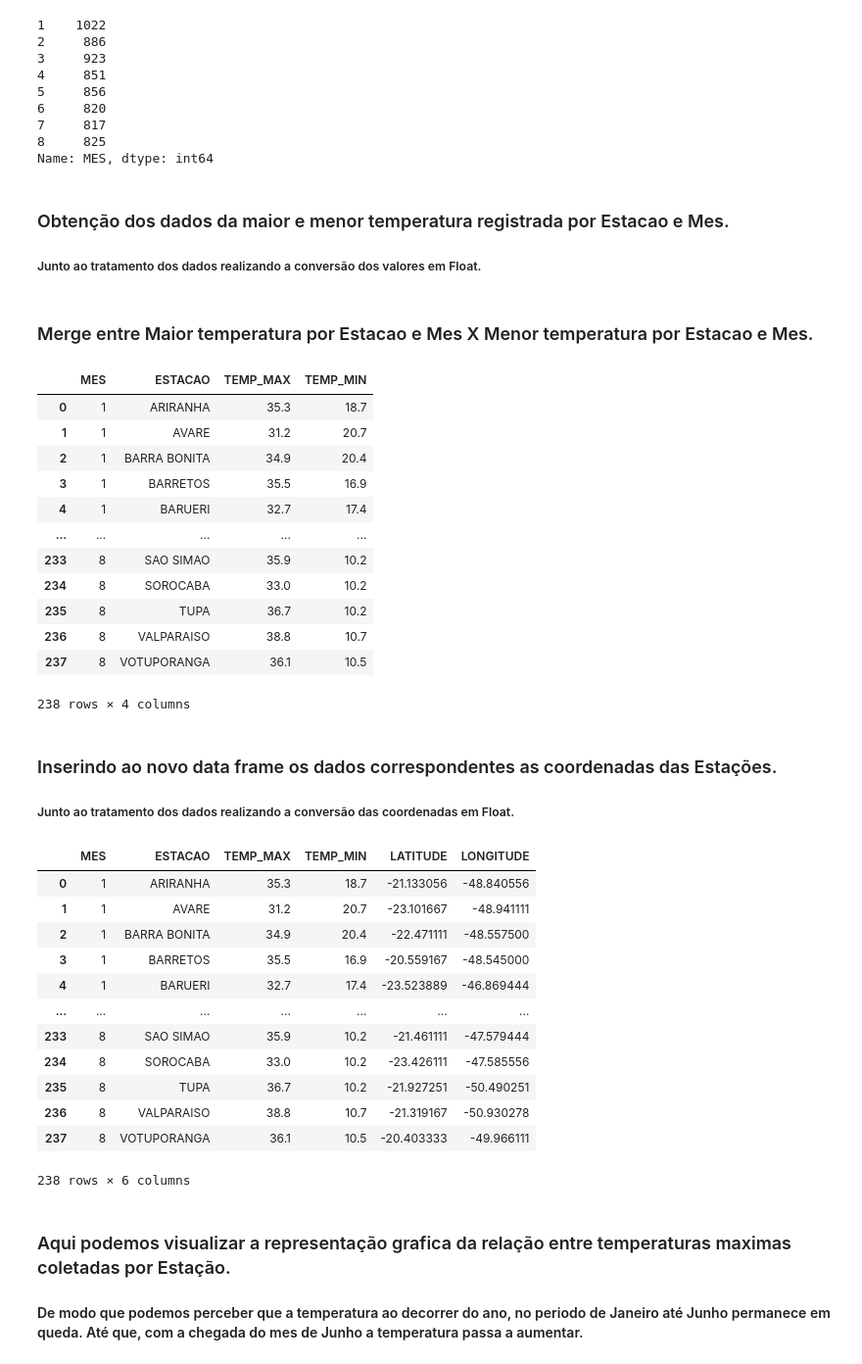
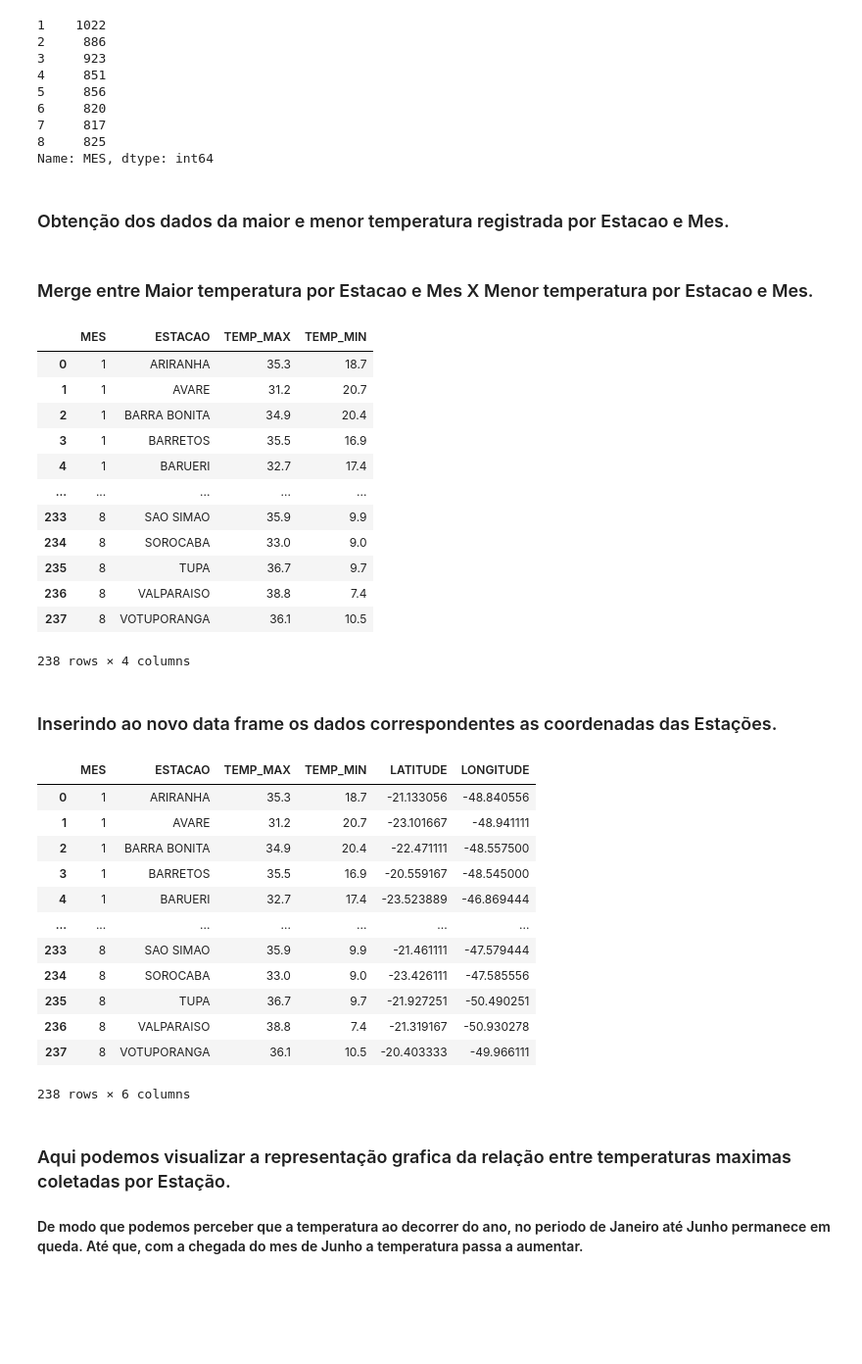
Before and after one commit to LIMASANTOSVINICIUS/Analise_Dados_Climaticos, a Jupyter notebook: Python/PrimeiroCodigo.ipynb, the cells around one changed output. Shown at 98% size. Cells and saved outputs as stored; diff of their text form; code cells hidden in the pictures; blank space fills up the shorter version.

```diff
--- a/Python/PrimeiroCodigo.ipynb
+++ b/Python/PrimeiroCodigo.ipynb
@@ -16,6 +17,15 @@ import seaborn as sns; sns.set_theme()
 # %%
 #leitura do arquivo
 df = pd.read_csv("dados/consolidado.csv", encoding = "UTF-8", sep = ";", header = 0)
+df['TEMP_MIN'] = df['TEMP_MIN'].apply(lambda x: float(str(x).replace(',','.')))
+df['TEMP_MAX'] = df['TEMP_MAX'].apply(lambda x: float(str(x).replace(',','.')))
+df['TEMP_MED'] = df['TEMP_MED'].apply(lambda x: float(str(x).replace(',','.')))
+df['UMI_MAX'] = df['UMI_MAX'].apply(lambda x: float(str(x).replace(',','.')))
+df['UMI_MIN'] = df['UMI_MIN'].apply(lambda x: float(str(x).replace(',','.')))
+df['VENTO_MAX_MS'] = df['VENTO_MAX_MS'].apply(lambda x: float(str(x).replace(',','.')))
+df['CHUVA_MM'] = df['CHUVA_MM'].apply(lambda x: float(str(x).replace(',','.')))
+df['LATITUDE'] = df['LATITUDE'].apply(lambda x: float(str(x).replace(',','.')))
+df['LONGITUDE'] = df['LONGITUDE'].apply(lambda x: float(str(x).replace(',','.')))
 # %% [markdown]
 ##### Leitura da base de dados e apresentação sumaria do conteudo.
 # %%
@@ -103,19 +113,16 @@ mes.value_counts().sort_index()
 Name: MES, dtype: int64
 # %% [markdown]
 ### Obtenção dos dados da maior e menor temperatura registrada por Estacao e Mes.
-##### Junto ao tratamento dos dados realizando a conversão dos valores em Float.
 # %%
 #maior temperatura registrada por estacao e mes
 filt = ['MES','ESTACAO','TEMP_MAX']
 maiorTemp = dfuse.filter(items = filt)
 maiorTemp = maiorTemp.groupby(['MES','ESTACAO']).max().reset_index()
-maiorTemp['TEMP_MAX'] = maiorTemp['TEMP_MAX'].apply(lambda x: float(str(x).replace(',','.')))
 #maiorTemp = maiorTemp[maiorTemp.MES == 8].groupby('ESTACAO').max().reset_index()
 # %%
 filt = ['MES','ESTACAO','TEMP_MIN']
 menorTemp = dfuse.filter(items = filt)
 menorTemp = menorTemp.groupby(['MES','ESTACAO']).min().reset_index()
-menorTemp['TEMP_MIN'] = menorTemp['TEMP_MIN'].apply(lambda x: float(str(x).replace(',','.')))
 #menorTemp = menorTemp[menorTemp.MES == 8].groupby('ESTACAO').min().reset_index()
 # %% [markdown]
 ### Merge entre Maior temperatura por Estacao e Mes X Menor temperatura por Estacao e Mes.
@@ -131,10 +138,10 @@ maiorxmenor
 | 3 | 1 | BARRETOS | 35.5 | 16.9 |
 | 4 | 1 | BARUERI | 32.7 | 17.4 |
 | ... | ... | ... | ... | ... |
-| 233 | 8 | SAO SIMAO | 35.9 | 10.2 |
-| 234 | 8 | SOROCABA | 33.0 | 10.2 |
-| 235 | 8 | TUPA | 36.7 | 10.2 |
-| 236 | 8 | VALPARAISO | 38.8 | 10.7 |
+| 233 | 8 | SAO SIMAO | 35.9 | 9.9 |
+| 234 | 8 | SOROCABA | 33.0 | 9.0 |
+| 235 | 8 | TUPA | 36.7 | 9.7 |
+| 236 | 8 | VALPARAISO | 38.8 | 7.4 |
 | 237 | 8 | VOTUPORANGA | 36.1 | 10.5 |
 238 rows × 4 columns
 # %%
@@ -144,7 +151,6 @@ maiorxmenor
 #teste['TEMP_MAX'].max()
 # %% [markdown]
 ### Inserindo ao novo data frame os dados correspondentes as coordenadas das Estações.
-##### Junto ao tratamento dos dados realizando a conversão das coordenadas em Float.
 # %%
 #tabela auxiliar para uso das coordenadas
 filt = ['ESTACAO', 'LATITUDE', 'LONGITUDE']
@@ -153,21 +159,19 @@ cord = cord.groupby(['ESTACAO', 'LATITUDE', 'LONGITUDE']).sum().reset_index()
 # %%
 #maiorxmenor.merge(cord,on='ESTACAO')
 gfMaiorxmenor = pd.merge(maiorxmenor,cord,how='left',left_on=['ESTACAO'],right_on=['ESTACAO'])
-gfMaiorxmenor['LATITUDE'] = gfMaiorxmenor['LATITUDE'].apply(lambda x: float(str(x).replace(',','.')))
-gfMaiorxmenor['LONGITUDE'] = gfMaiorxmenor['LONGITUDE'].apply(lambda x: float(str(x).replace(',','.')))
 gfMaiorxmenor
 # %% [output]
 |  | MES | ESTACAO | TEMP_MAX | TEMP_MIN | LATITUDE | LONGITUDE |
 | 0 | 1 | ARIRANHA | 35.3 | 18.7 | -21.133056 | -48.840556 |
 | 1 | 1 | AVARE | 31.2 | 20.7 | -23.101667 | -48.941111 |
 | 2 | 1 | BARRA BONITA | 34.9 | 20.4 | -22.471111 | -48.557500 |
 | 3 | 1 | BARRETOS | 35.5 | 16.9 | -20.559167 | -48.545000 |
 | 4 | 1 | BARUERI | 32.7 | 17.4 | -23.523889 | -46.869444 |
 | ... | ... | ... | ... | ... | ... | ... |
-| 233 | 8 | SAO SIMAO | 35.9 | 10.2 | -21.461111 | -47.579444 |
-| 234 | 8 | SOROCABA | 33.0 | 10.2 | -23.426111 | -47.585556 |
-| 235 | 8 | TUPA | 36.7 | 10.2 | -21.927251 | -50.490251 |
-| 236 | 8 | VALPARAISO | 38.8 | 10.7 | -21.319167 | -50.930278 |
+| 233 | 8 | SAO SIMAO | 35.9 | 9.9 | -21.461111 | -47.579444 |
+| 234 | 8 | SOROCABA | 33.0 | 9.0 | -23.426111 | -47.585556 |
+| 235 | 8 | TUPA | 36.7 | 9.7 | -21.927251 | -50.490251 |
+| 236 | 8 | VALPARAISO | 38.8 | 7.4 | -21.319167 | -50.930278 |
 | 237 | 8 | VOTUPORANGA | 36.1 | 10.5 | -20.403333 | -49.966111 |
 238 rows × 6 columns
 # %% [markdown]
```
Also changed, not shown: parts of 17 cells of this notebook, 1 other file.
